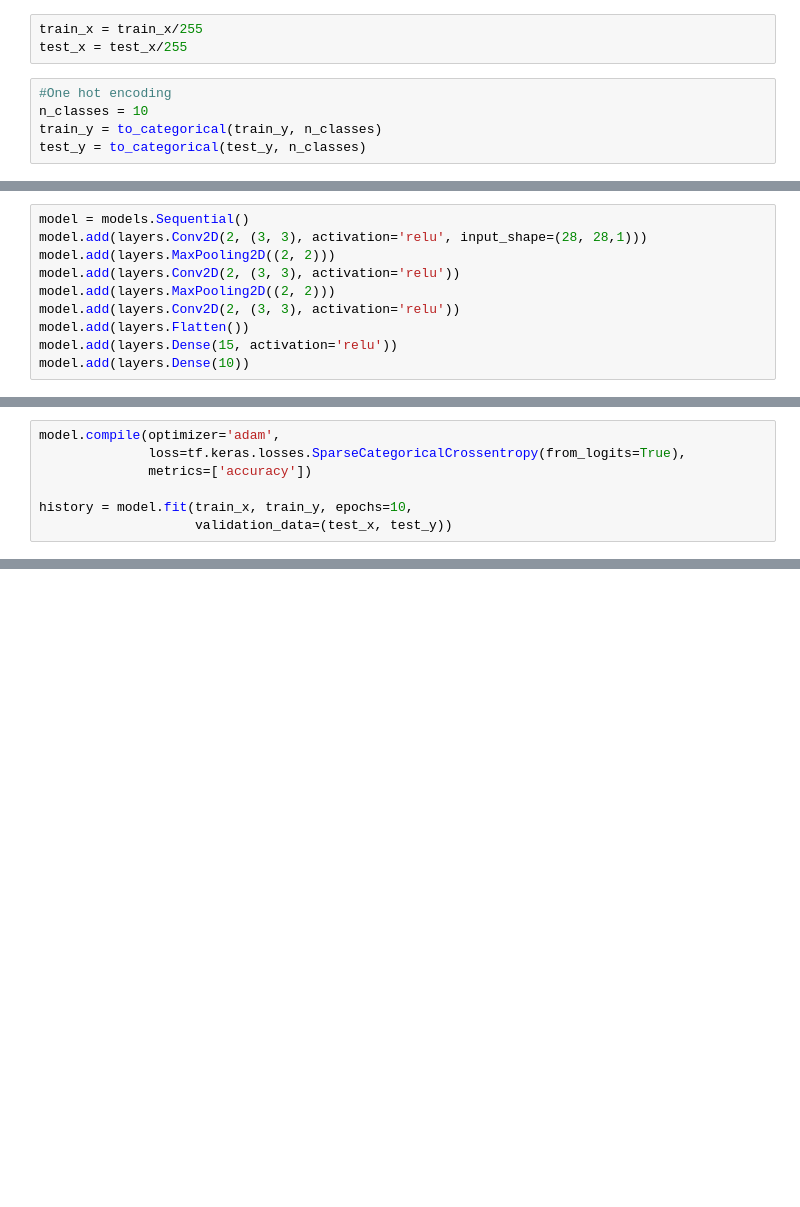
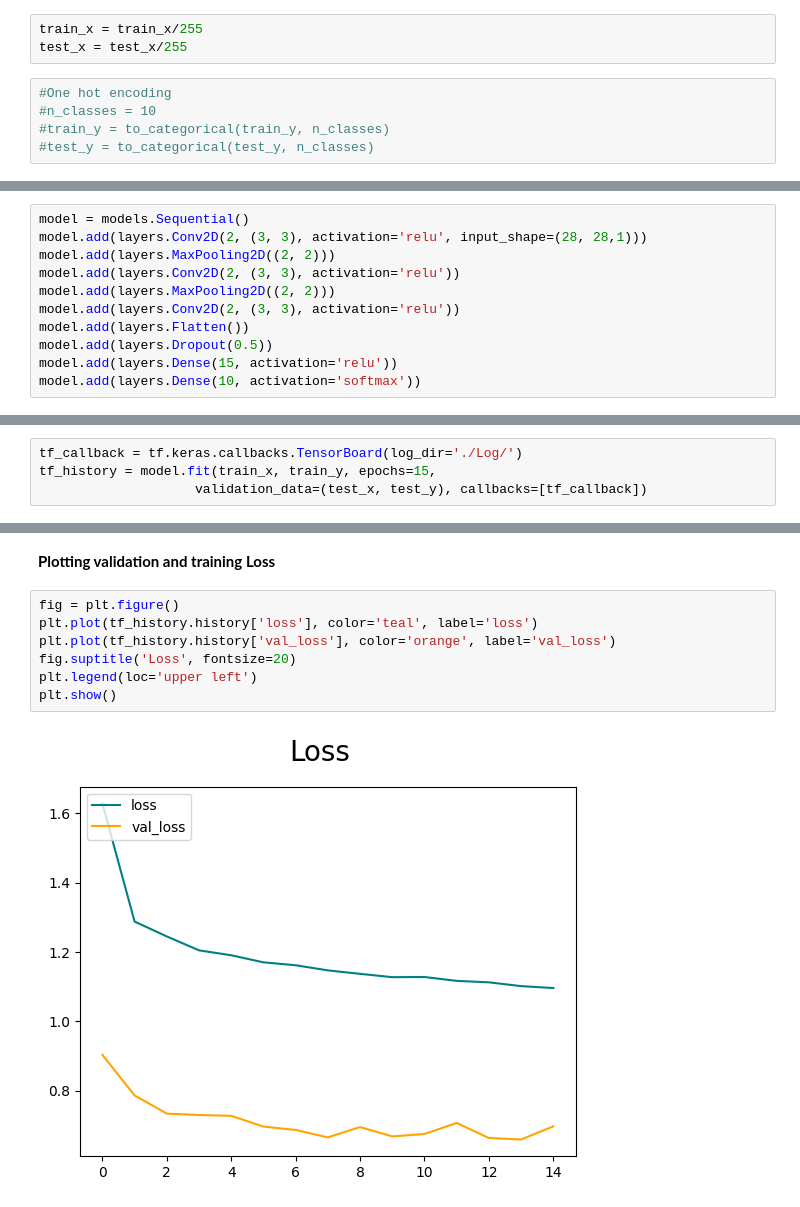
Before and after one commit to subasthapa1/DeepLearning, a Jupyter notebook: mnist_sequential.ipynb, the cells around one changed output, grey strips where cells are left out. Cells and saved outputs as stored; diff of their text form; blank space fills up the shorter version.

```diff
--- a/mnist_sequential.ipynb
+++ b/mnist_sequential.ipynb
@@ -38,6 +46,6 @@ train_x = train_x/255
 test_x = test_x/255
 # %%
 #One hot encoding
-n_classes = 10
-train_y = to_categorical(train_y, n_classes)
-test_y = to_categorical(test_y, n_classes)
+#n_classes = 10
+#train_y = to_categorical(train_y, n_classes)
+#test_y = to_categorical(test_y, n_classes)
@@ -49,5 +59,6 @@ model.add(layers.Conv2D(2, (3, 3), activation='relu'))
 model.add(layers.MaxPooling2D((2, 2)))
 model.add(layers.Conv2D(2, (3, 3), activation='relu'))
 model.add(layers.Flatten())
+model.add(layers.Dropout(0.5))
 model.add(layers.Dense(15, activation='relu'))
-model.add(layers.Dense(10))
+model.add(layers.Dense(10, activation='softmax'))
@@ -74,7 +64,0 @@ _________________________________________________________________
-# %%
-model.compile(optimizer='adam',
-              loss=tf.keras.losses.SparseCategoricalCrossentropy(from_logits=True),
-              metrics=['accuracy'])
-
-history = model.fit(train_x, train_y, epochs=10,
-                    validation_data=(test_x, test_y))
@@ -101,0 +94,4 @@ Epoch 10/10
+# %%
+tf_callback = tf.keras.callbacks.TensorBoard(log_dir='./Log/')
+tf_history = model.fit(train_x, train_y, epochs=15,
+                    validation_data=(test_x, test_y), callbacks=[tf_callback])
@@ -101,0 +136,11 @@ Epoch 10/10
+# %% [markdown]
+****Plotting validation and training Loss****
+# %%
+fig = plt.figure()
+plt.plot(tf_history.history['loss'], color='teal', label='loss')
+plt.plot(tf_history.history['val_loss'], color='orange', label='val_loss')
+fig.suptitle('Loss', fontsize=20)
+plt.legend(loc='upper left')
+plt.show()
+# %% [output]
+[figure, added]
```
Also changed, not shown: parts of 24 cells of this notebook.
